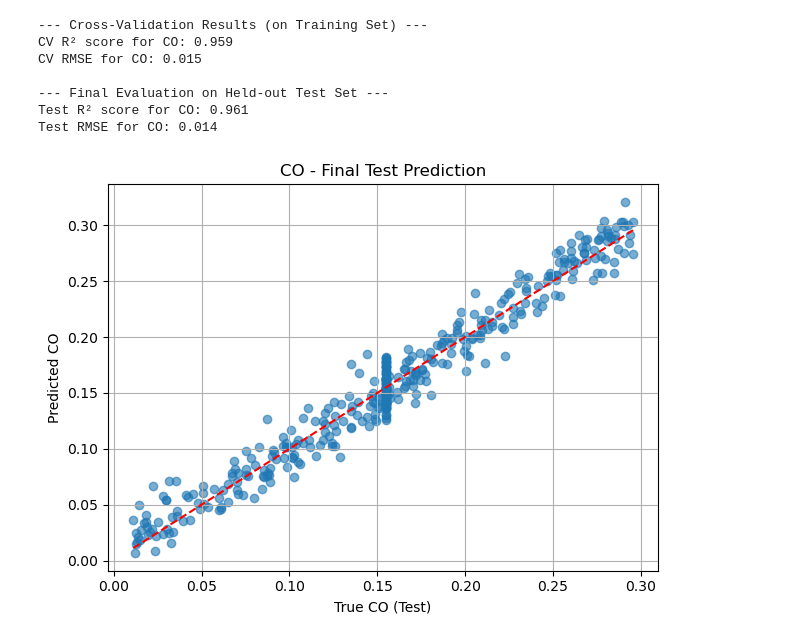
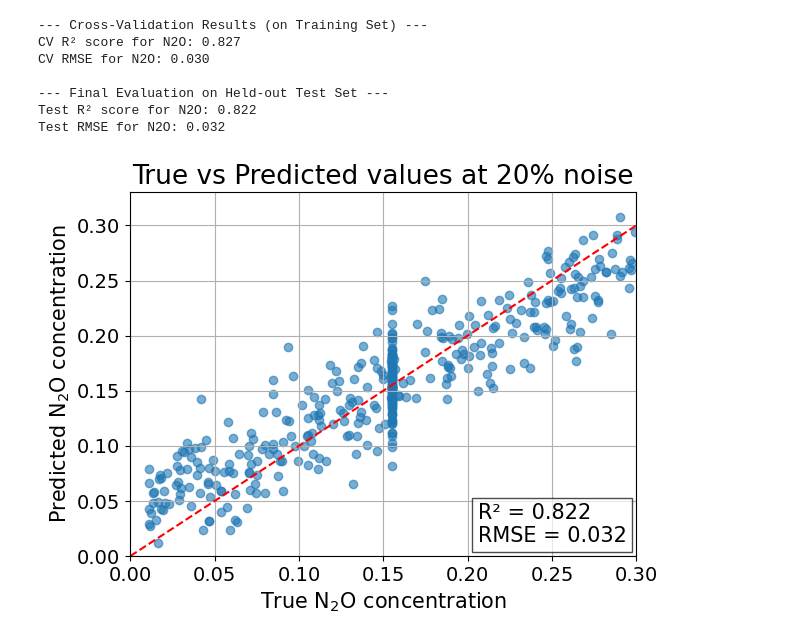
Before and after one commit to vpjuguilon/Physics-215_Project-PRISM, a Jupyter notebook: PLS-Regression-Single.ipynb, the cells around one changed output. Saved outputs shown, nothing was run; the diff lists cells and outputs as text; code cells hidden in the pictures.

```diff
--- a/PLS-Regression-Single.ipynb
+++ b/PLS-Regression-Single.ipynb
@@ -8,7 +8,7 @@ from sklearn.cross_decomposition import PLSRegression
 from sklearn.metrics import r2_score, mean_squared_error
 from scipy.signal import savgol_filter
 
-gas = 'CO'
+gas = 'N2O'
 
 # --- Load spectra and labels ---
 spectra_df = pd.read_csv(f"{gas}_spectra_single_noisy.csv")
@@ -21,11 +21,11 @@ scaler = StandardScaler()
 X_scaled = scaler.fit_transform(X)
 
 # --- Train-test split ---
-X_train, X_test, y_train, y_test = train_test_split(X_scaled, y, test_size=0.1, shuffle=True, random_state=42)
+X_train, X_test, y_train, y_test = train_test_split(X_scaled, y, test_size=0.1, shuffle=True)
 
 # --- Cross-validation on training set ---
 cv = KFold(n_splits=10, shuffle=True)
-n_components = 12
+n_components = 1
 pls_cv = PLSRegression(n_components=n_components)
 
 y_train_cv_pred = cross_val_predict(pls_cv, X_train, y_train, cv=cv)
@@ -36,42 +36,49 @@ rmse_cv = mean_squared_error(y_train, y_train_cv_pred, squared=False)
 
 print("\n--- Cross-Validation Results (on Training Set) ---")
 print(f"CV R² score for {gas}: {r2_cv:.3f}")
 print(f"CV RMSE for {gas}: {rmse_cv:.3f}")
 
 # --- Final model on training set, evaluate on test set ---
 pls_final = PLSRegression(n_components=n_components)
 pls_final.fit(X_train, y_train)
 y_test_pred = pls_final.predict(X_test)
 
 r2_test = r2_score(y_test, y_test_pred)
 rmse_test = mean_squared_error(y_test, y_test_pred, squared=False)
 
 print("\n--- Final Evaluation on Held-out Test Set ---")
 print(f"Test R² score for {gas}: {r2_test:.3f}")
 print(f"Test RMSE for {gas}: {rmse_test:.3f}")
 
 # --- Plotting ---
 
 # Test set prediction
 plt.figure()
 plt.scatter(y_test, y_test_pred, alpha=0.6)
-plt.xlabel(f"True {gas} (Test)")
-plt.ylabel(f"Predicted {gas}")
-plt.title(f"{gas} - Final Test Prediction")
-plt.plot([y_test.min(), y_test.max()], [y_test.min(), y_test.max()], 'r--')
+plt.xlabel(f"True N$_2$O concentration", fontsize=15)
+plt.ylabel(f"Predicted N$_2$O concentration", fontsize=15)
+plt.xlim(0,0.3)
+plt.ylim(0, 0.33)
+plt.title(f"True vs Predicted values at 20% noise", fontsize=19)
+plt.plot((0,0.3), (0,0.3), 'r--')
+plt.xticks(fontsize=14)
+plt.yticks(fontsize=14)
 plt.grid(True)
+plt.text(0.206, 0.0125, f"R² = {r2_test:.3f}\nRMSE = {rmse_test:.3f}",
+         fontsize=15, color='black',
+         bbox=dict(facecolor='white', alpha=0.7))
 plt.tight_layout()
 
 plt.show()
 # %% [output]
 --- Cross-Validation Results (on Training Set) ---
-CV R² score for CO: 0.959
-CV RMSE for CO: 0.015
+CV R² score for N2O: 0.827
+CV RMSE for N2O: 0.030
 
 --- Final Evaluation on Held-out Test Set ---
-Test R² score for CO: 0.961
-Test RMSE for CO: 0.014
+Test R² score for N2O: 0.822
+Test RMSE for N2O: 0.032
-[figure, old version]
+[figure, new version]
 # %%
 import pandas as pd
 import numpy as np
```
Also changed, not shown: parts of 2 cells of this notebook, 2 other files.
